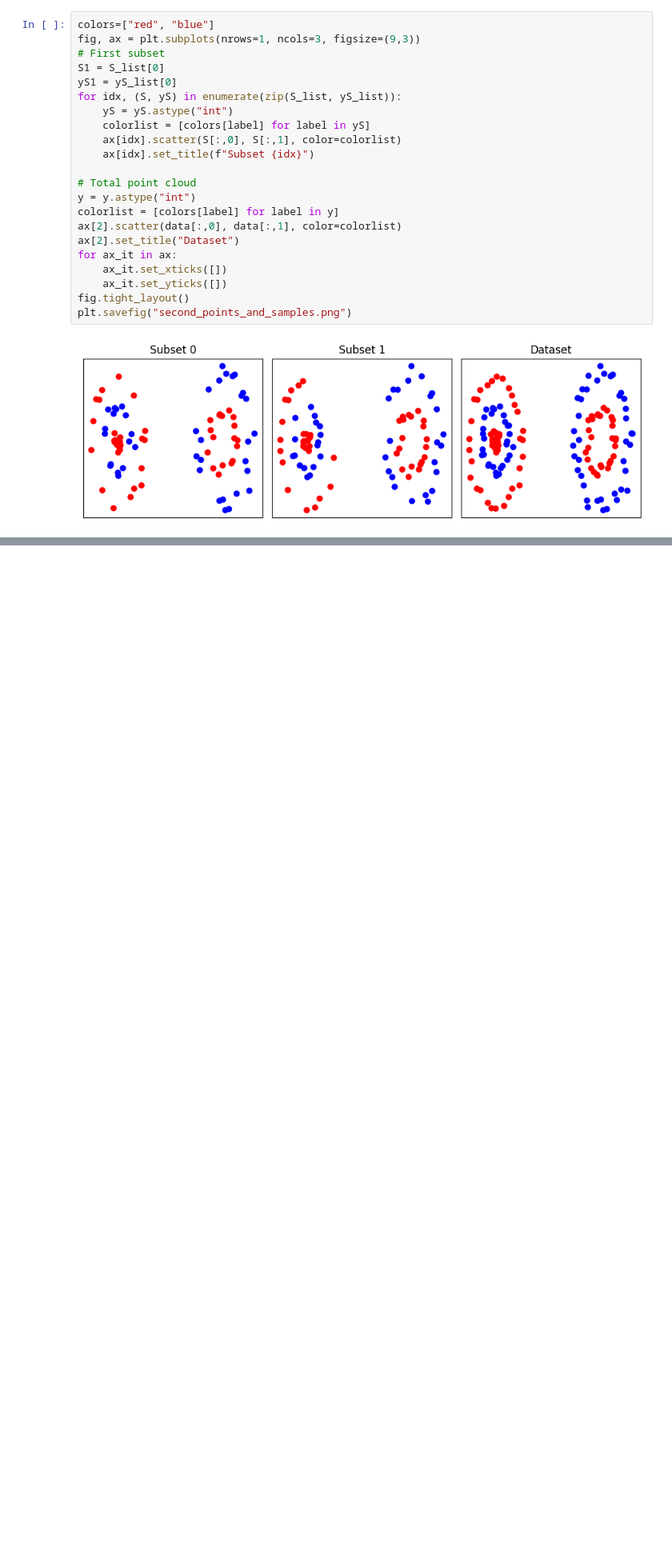
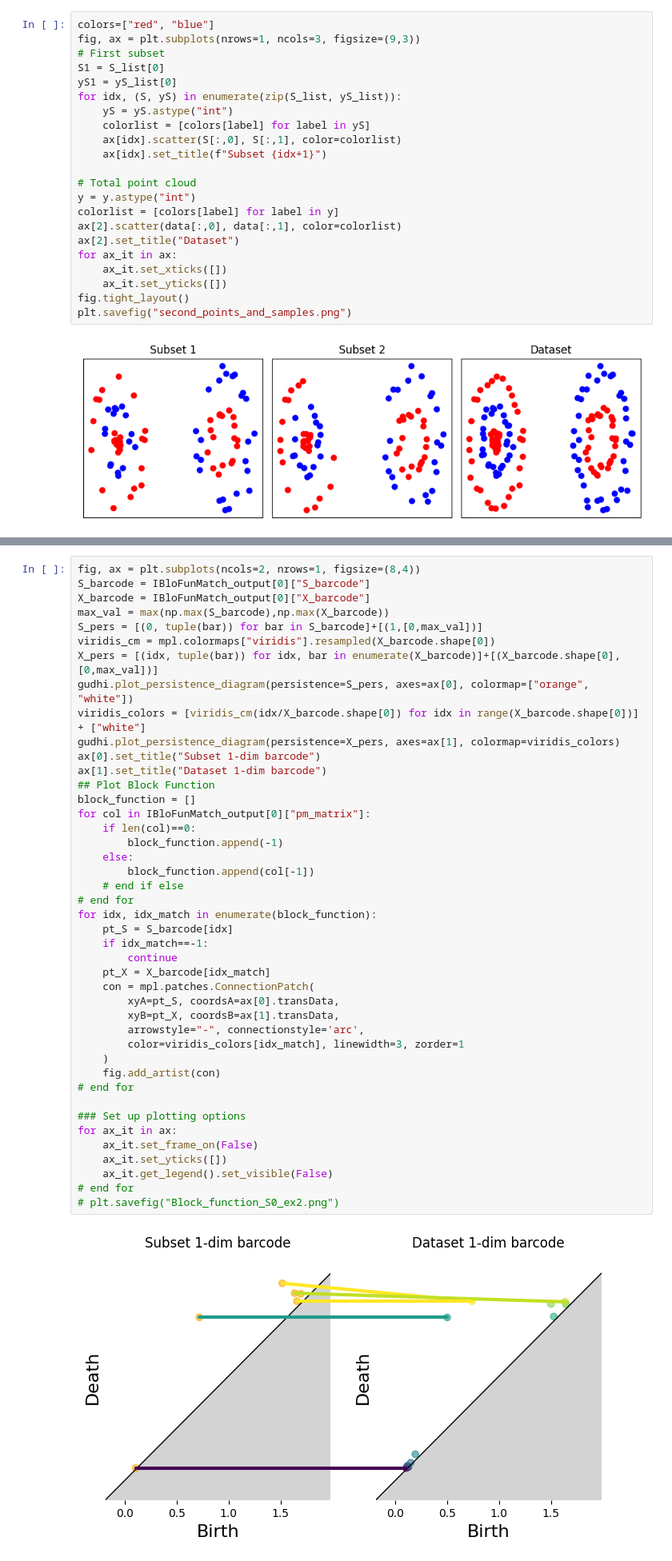
Before and after one commit to Cimagroup/IBloFunMatch, a Jupyter notebook: Notebooks/SamplesTDQ.ipynb, the cells around one changed output, grey strips where cells are left out. Shown at 80% size. Drawn from its saved outputs; the diff is of its cells as text; blank space fills up the shorter version.

```diff
--- a/Notebooks/SamplesTDQ.ipynb
+++ b/Notebooks/SamplesTDQ.ipynb
@@ -326,7 +326,7 @@ for idx, (S, yS) in enumerate(zip(S_list, yS_list)):
     yS = yS.astype("int")
     colorlist = [colors[label] for label in yS]
     ax[idx].scatter(S[:,0], S[:,1], color=colorlist)
-    ax[idx].set_title(f"Subset {idx}")
+    ax[idx].set_title(f"Subset {idx+1}")
 
 # Total point cloud
 y = y.astype("int")
@@ -342,0 +371,45 @@ plt.savefig("second_points_and_samples.png")
+# %%
+fig, ax = plt.subplots(ncols=2, nrows=1, figsize=(8,4))
+S_barcode = IBloFunMatch_output[0]["S_barcode"]
+X_barcode = IBloFunMatch_output[0]["X_barcode"]
+max_val = max(np.max(S_barcode),np.max(X_barcode))
+S_pers = [(0, tuple(bar)) for bar in S_barcode]+[(1,[0,max_val])]
+viridis_cm = mpl.colormaps["viridis"].resampled(X_barcode.shape[0])
+X_pers = [(idx, tuple(bar)) for idx, bar in enumerate(X_barcode)]+[(X_barcode.shape[0],[0,max_val])]
+gudhi.plot_persistence_diagram(persistence=S_pers, axes=ax[0], colormap=["orange", "white"])
+viridis_colors = [viridis_cm(idx/X_barcode.shape[0]) for idx in range(X_barcode.shape[0])] + ["white"]
+gudhi.plot_persistence_diagram(persistence=X_pers, axes=ax[1], colormap=viridis_colors)
+ax[0].set_title("Subset 1-dim barcode")
+ax[1].set_title("Dataset 1-dim barcode")
+## Plot Block Function
+block_function = []
+for col in IBloFunMatch_output[0]["pm_matrix"]:
+    if len(col)==0:
+        block_function.append(-1)
+    else:
+        block_function.append(col[-1])
+    # end if else
+# end for
+for idx, idx_match in enumerate(block_function):
+    pt_S = S_barcode[idx]
+    if idx_match==-1:
+        continue
+    pt_X = X_barcode[idx_match]
+    con = mpl.patches.ConnectionPatch(
+        xyA=pt_S, coordsA=ax[0].transData,
+        xyB=pt_X, coordsB=ax[1].transData,
+        arrowstyle="-", connectionstyle='arc',
+        color=viridis_colors[idx_match], linewidth=3, zorder=1
+    )
+    fig.add_artist(con)
+# end for
+
+### Set up plotting options
+for ax_it in ax:
+    ax_it.set_frame_on(False)
+    ax_it.set_yticks([])
+    ax_it.get_legend().set_visible(False)
+# end for
+# plt.savefig("Block_function_S0_ex2.png")
+# %% [output]
+[figure, added]
```
Also changed, not shown: parts of 24 cells of this notebook, 1 other file.
